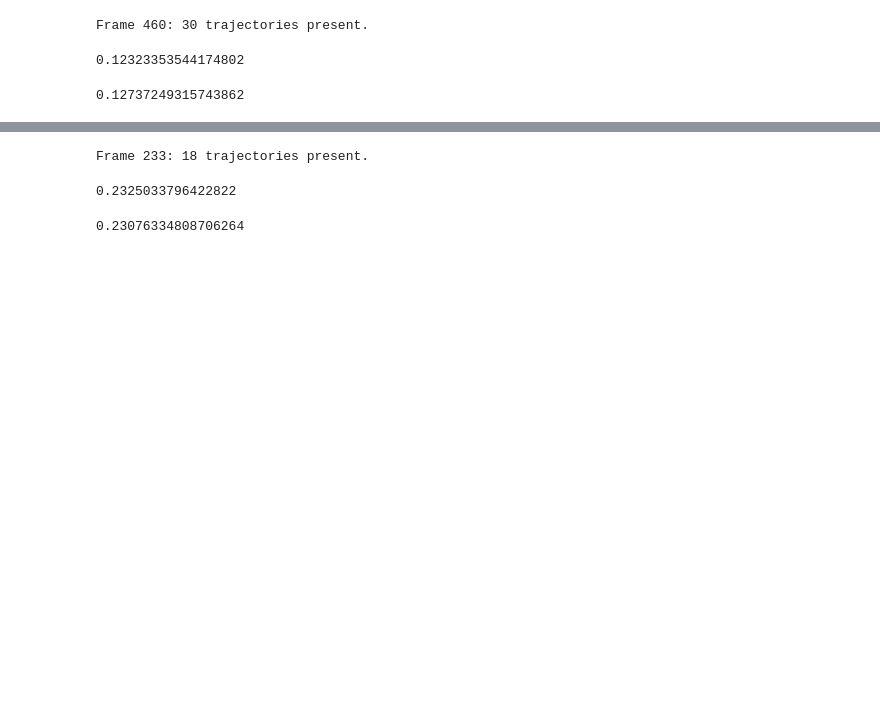
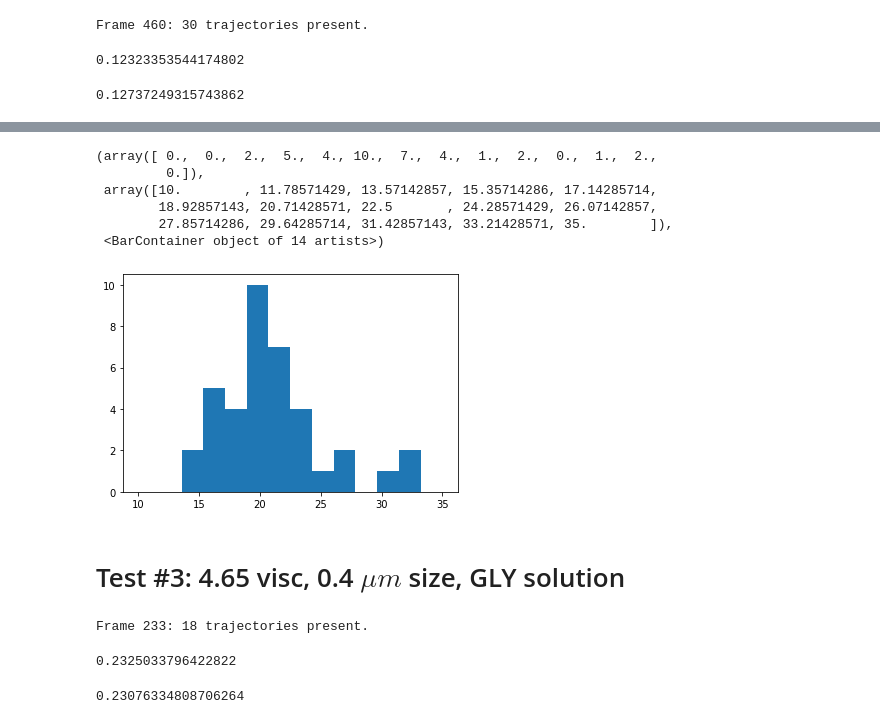
Before and after one commit to dbautista98/BMC_analysis, a Jupyter notebook: Bead Analysis (Cole).ipynb, the cells around one changed output, grey strips where cells are left out. Cells and saved outputs as stored; diff of their text form; code cells hidden in the pictures; blank space fills up the shorter version.

```diff
--- a/Bead Analysis (Cole).ipynb
+++ b/Bead Analysis (Cole).ipynb
@@ -56,3 +75,18 @@ def experiment(filepath, diameter, minmass, maxsize, um_per_px):
     clear = bmc.clear_drift(tracker, show=False, correct=True)
     diff_coeff = bmc.diffusion_coeff(clear, um_per_px, 30, show=False)
     return diff_coeff
+
+def all_velocity(t, obj):
+    all_vel = np.array([])
+    for i in np.unique(t["particle"]):
+        mean_v = np.mean(bmc.particle_velocity(t, i, obj, 30)[0]) #np.mean(bmc.particle_velocity(t, i, obj, fps)[0])
+        print(mean_v)
+        all_vel = np.append(all_vel, mean_v)
+    return all_vel
+
+def velo_hist(filepath, diameter, minmass, maxsize, um_per_px):
+    annotation = bmc.annotate(filepath, diameter=diameter, minmass=minmass, maxsize=maxsize, show=False, crop=((0,0), (0,0)))
+    tracker = bmc.get_trajectories(annotation, search_range=10, diameter=diameter, minmass=minmass, maxsize=maxsize, show=False, clip_stubs=50)
+    clear = bmc.clear_drift(tracker, show=False, correct=True)
+    velos = all_velocity(clear, um_per_px)
+    return plt.hist(velos)
@@ -68,3 +104,7 @@ exp2 = bmc.theory_D(2.03, 1.66, 293).value
 exp2
 # %% [output]
 0.12737249315743862
+# %%
+annotation2 = bmc.annotate(path2, diameter=5, minmass=50, maxsize=3, show=False, crop=((0,0), (0,0)))
+tracker2 = bmc.get_trajectories(annotation2, search_range=10, diameter=5, minmass=50, maxsize=3, show=False, clip_stubs=50)
+velos2 = all_velocity(tracker2, x20)
@@ -71,3 +129,15 @@ exp2
+# %%
+plt.hist(velos2, bins=np.linspace(10,35,15))
+# %% [output]
+(array([ 0.,  0.,  2.,  5.,  4., 10.,  7.,  4.,  1.,  2.,  0.,  1.,  2.,
+         0.]),
+ array([10.        , 11.78571429, 13.57142857, 15.35714286, 17.14285714,
+        18.92857143, 20.71428571, 22.5       , 24.28571429, 26.07142857,
+        27.85714286, 29.64285714, 31.42857143, 33.21428571, 35.        ]),
+ <BarContainer object of 14 artists>)
+[figure, added]
+# %% [markdown]
+# Test #3: 4.65 visc, 0.4 $ \mu m $ size, GLY solution
 # %%
 path3 = bead_path("4.65", "GLY", "0.4", "40x")[0]+"/*.bmp"
 obs3 = experiment(path3, 11, 500, 11, x40)
```
Also changed, not shown: parts of 17 cells of this notebook.
